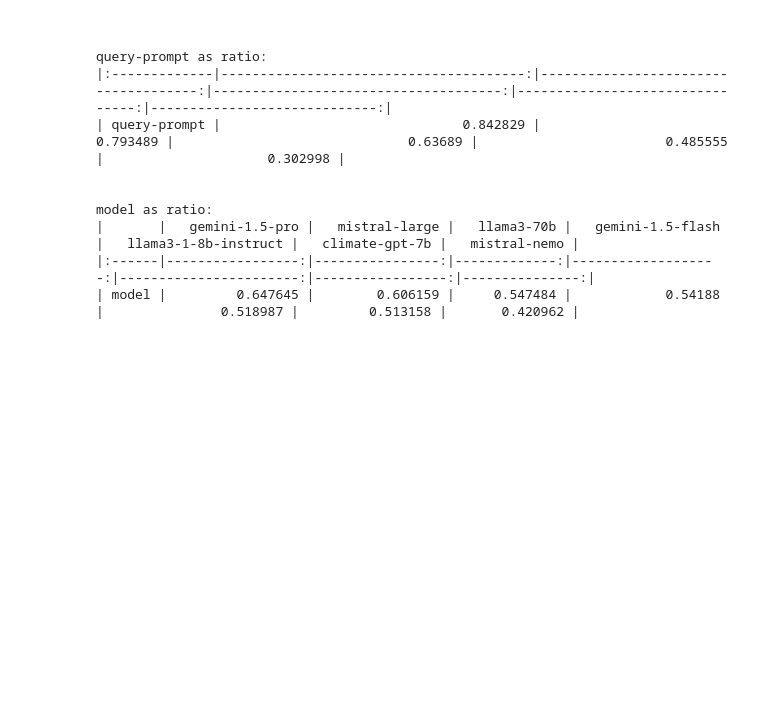
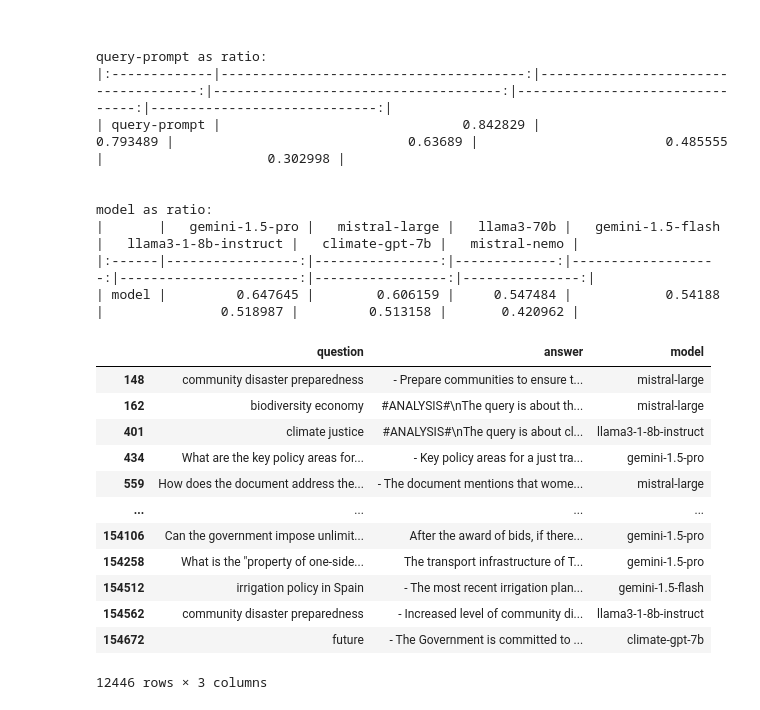
Before and after one commit to climatepolicyradar/document-qa-prototype, a Jupyter notebook: notebooks/system_prompts.ipynb, the cells around one changed output. Saved outputs shown, nothing was run; the diff lists cells and outputs as text; code cells hidden in the pictures; blank space fills up the shorter version.

Commit message:
looking at negatives for understanding system-response evaluator behaviour

```diff
--- a/notebooks/system_prompts.ipynb
+++ b/notebooks/system_prompts.ipynb
@@ -183,3 +183,31 @@ model as ratio:
 |       |   gemini-1.5-pro |   mistral-large |   llama3-70b |   gemini-1.5-flash |   llama3-1-8b-instruct |   climate-gpt-7b |   mistral-nemo |
 |:------|-----------------:|----------------:|-------------:|-------------------:|-----------------------:|-----------------:|---------------:|
 | model |         0.647645 |        0.606159 |     0.547484 |            0.54188 |               0.518987 |         0.513158 |       0.420962 |
+# %%
+pd.set_option("display.max_colwidth", None)
+pd.set_option("display.max_rows", 100)
+
+df[
+    (
+        df["id"].isin(evals[~system_does_not_respond_filter(evals)].index.values)
+    ) & (
+    #     df["answer"].apply(lambda x: len(x) < 100)
+    # ) & (
+        df["answer"].apply(lambda x: ("respond" in x) or ("response" in x) or ("answer" in x))
+    )
+
+][["question", "answer", "model"]]
+# %% [output]
+|  | question | answer | model |
+| 148 | community disaster preparedness | - Prepare communities to ensure t... | mistral-large |
+| 162 | biodiversity economy | #ANALYSIS#\nThe query is about th... | mistral-large |
+| 401 | climate justice | #ANALYSIS#\nThe query is about cl... | llama3-1-8b-instruct |
+| 434 | What are the key policy areas for... | - Key policy areas for a just tra... | gemini-1.5-pro |
+| 559 | How does the document address the... | - The document mentions that wome... | mistral-large |
+| ... | ... | ... | ... |
+| 154106 | Can the government impose unlimit... | After the award of bids, if there... | gemini-1.5-pro |
+| 154258 | What is the "property of one-side... | The transport infrastructure of T... | gemini-1.5-pro |
+| 154512 | irrigation policy in Spain | - The most recent irrigation plan... | gemini-1.5-flash |
+| 154562 | community disaster preparedness | - Increased level of community di... | llama3-1-8b-instruct |
+| 154672 | future | - The Government is committed to ... | climate-gpt-7b |
+12446 rows × 3 columns
```
